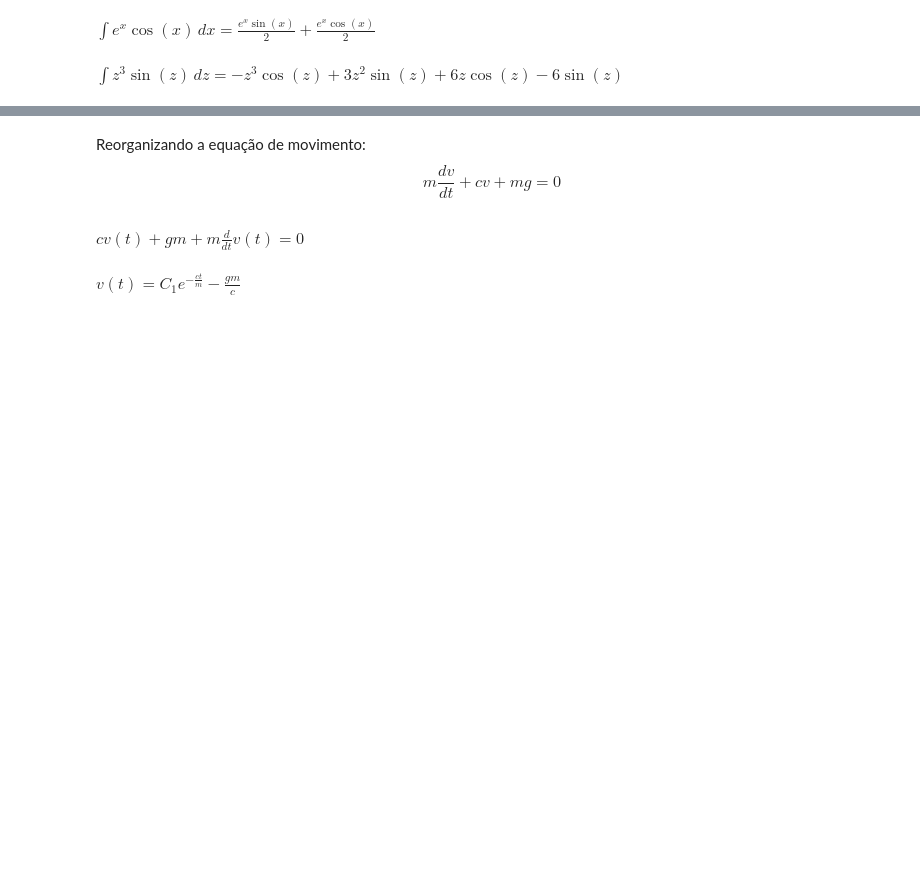
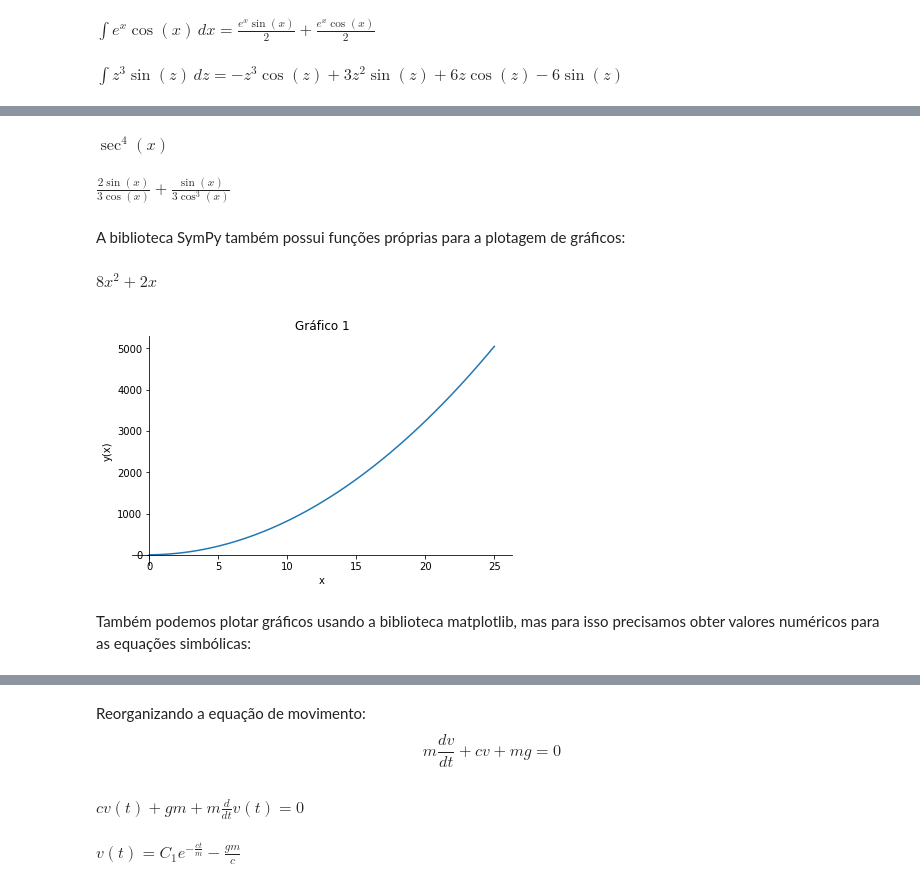
Before and after one commit to klaudioc/Python, a Jupyter notebook: CursoPython.ipynb, the cells around one changed output, grey strips where cells are left out. Cells and saved outputs as stored; diff of their text form; code cells hidden in the pictures; blank space fills up the shorter version.

```diff
--- a/CursoPython.ipynb
+++ b/CursoPython.ipynb
@@ -1417,0 +1441,2 @@ from sympy import *
+# %%
+x,y,z = symbols('x y z')
@@ -1418,5 +1613,4 @@ from sympy import *
 # %%
-x = symbols('x')
 a = Integral(cos(x)*exp(x),x)
 Eq(a,a.doit())
 # %% [output]
@@ -1429,0 +1626,11 @@ $\displaystyle \int z^{3} \sin{\left(z \right)}\, dz = - z^{3} \cos{\left(z \rig
+# %%
+f2 = sec(x)**4
+f2
+# %% [output]
+$\displaystyle \sec^{4}{\left(x \right)}$
+# %%
+integrate(f2,x)
+# %% [output]
+$\displaystyle \frac{2 \sin{\left(x \right)}}{3 \cos{\left(x \right)}} + \frac{\sin{\left(x \right)}}{3 \cos^{3}{\left(x \right)}}$
+# %% [markdown]
+A biblioteca SymPy também possui funções próprias para a plotagem de gráficos:
@@ -1429,0 +1639,12 @@ $\displaystyle \int z^{3} \sin{\left(z \right)}\, dz = - z^{3} \cos{\left(z \rig
+# %%
+y = 8*x**2 + 2*x
+y
+# %% [output]
+$\displaystyle 8 x^{2} + 2 x$
+# %%
+plot1 = plot(y,(x,0,25),title='Gráfico 1',ylabel='y(x)',show=False)
+plot1.show()
+# %% [output]
+[figure, added]
+# %% [markdown]
+Também podemos plotar gráficos usando a biblioteca matplotlib, mas para isso precisamos obter valores numéricos para as equações simbólicas:
```
Also changed, not shown: parts of 114 cells of this notebook, 1 other file.
